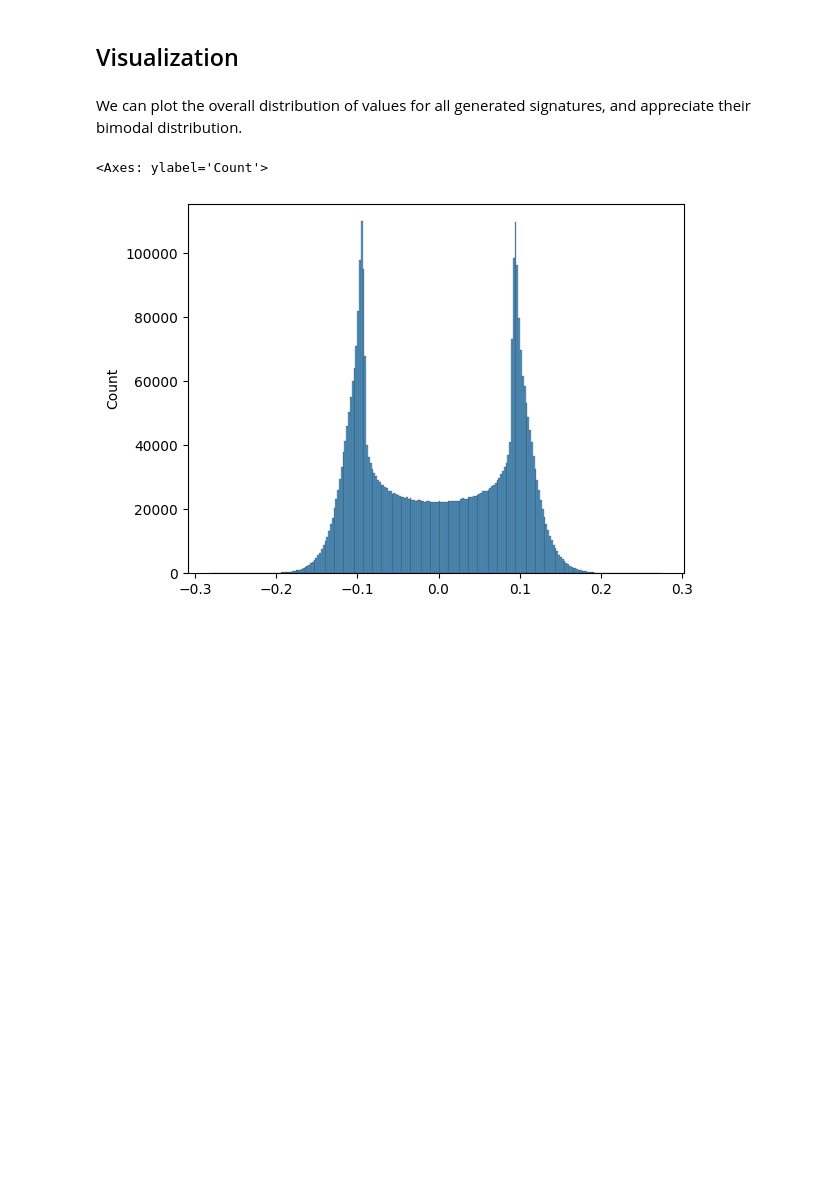
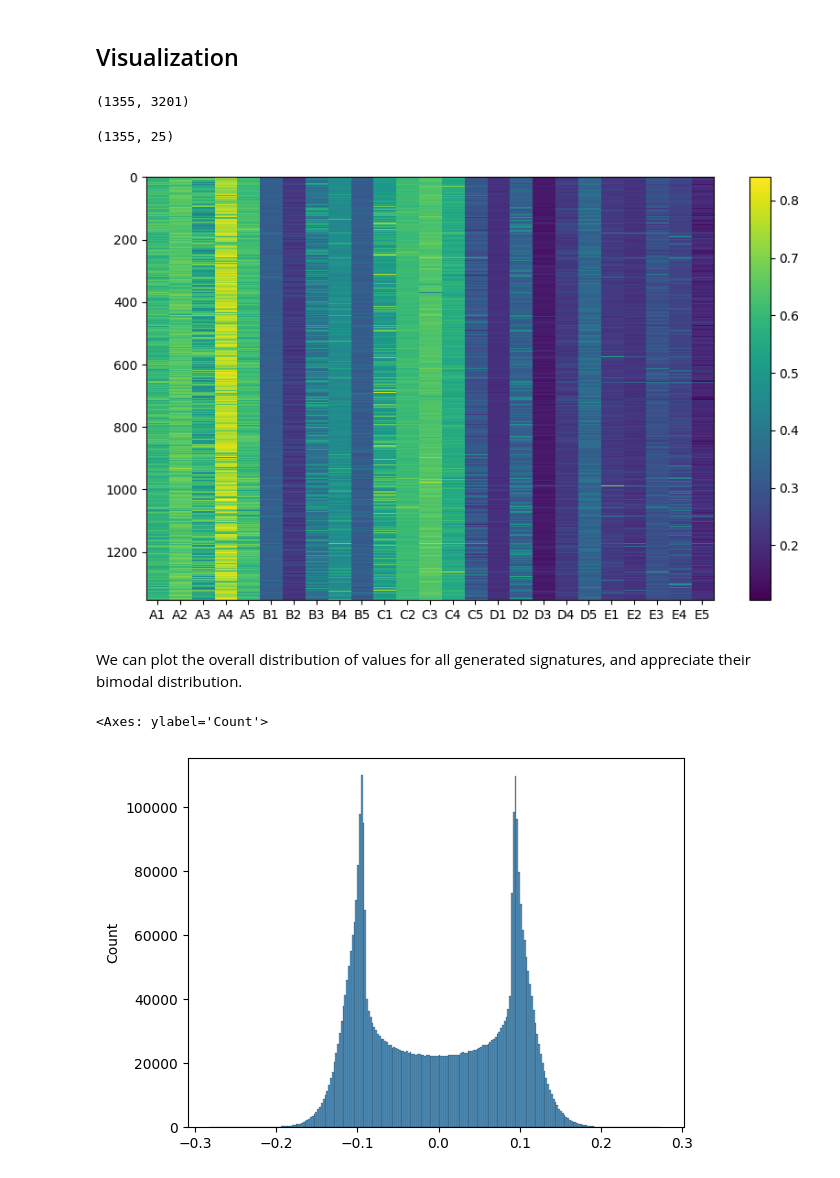
Before and after one commit to shalabs/Predicting-Skin-Sensitization, a Jupyter notebook: skin_sen.ipynb, the cells around one changed output. Saved outputs shown, nothing was run; the diff lists cells and outputs as text; code cells hidden in the pictures; blank space fills up the shorter version.

```diff
--- a/skin_sen.ipynb
+++ b/skin_sen.ipynb
@@ -119,5 +145,5 @@ sign = Signaturizer('GLOBAL', verbose=False)
 # %%
 smiles = df_2.SMILES.unique()
 # %%
-results = sign.predict(smiles, 'preds3.h5')
+results = sign.predict(smiles)
 # %% [output]
@@ -226,3 +186,20 @@ import matplotlib.pyplot as plt
+# %%
+df.shape
+# %% [output]
+(1355, 3201)
+# %%
+print(results.applicability.shape)
+# %% [output]
+(1355, 25)
+# %%
+plt.figure(figsize = (10,6))
+
+plt.imshow(results.applicability,interpolation='nearest',aspect='auto')
+plt.colorbar()
+plt.gca().set_xticks(range(len(results.dataset[0:25])));
+plt.gca().set_xticklabels(['A1','A2','A3','A4','A5','B1','B2','B3','B4','B5','C1','C2','C3','C4','C5','D1','D2','D3','D4','D5','E1','E2','E3','E4','E5']);
+# %% [output]
+[figure, added]
 # %% [markdown]
 We can plot the overall distribution of values for all generated signatures, and appreciate their bimodal distribution.
 # %%
```
Also changed, not shown: parts of 52 cells of this notebook.
